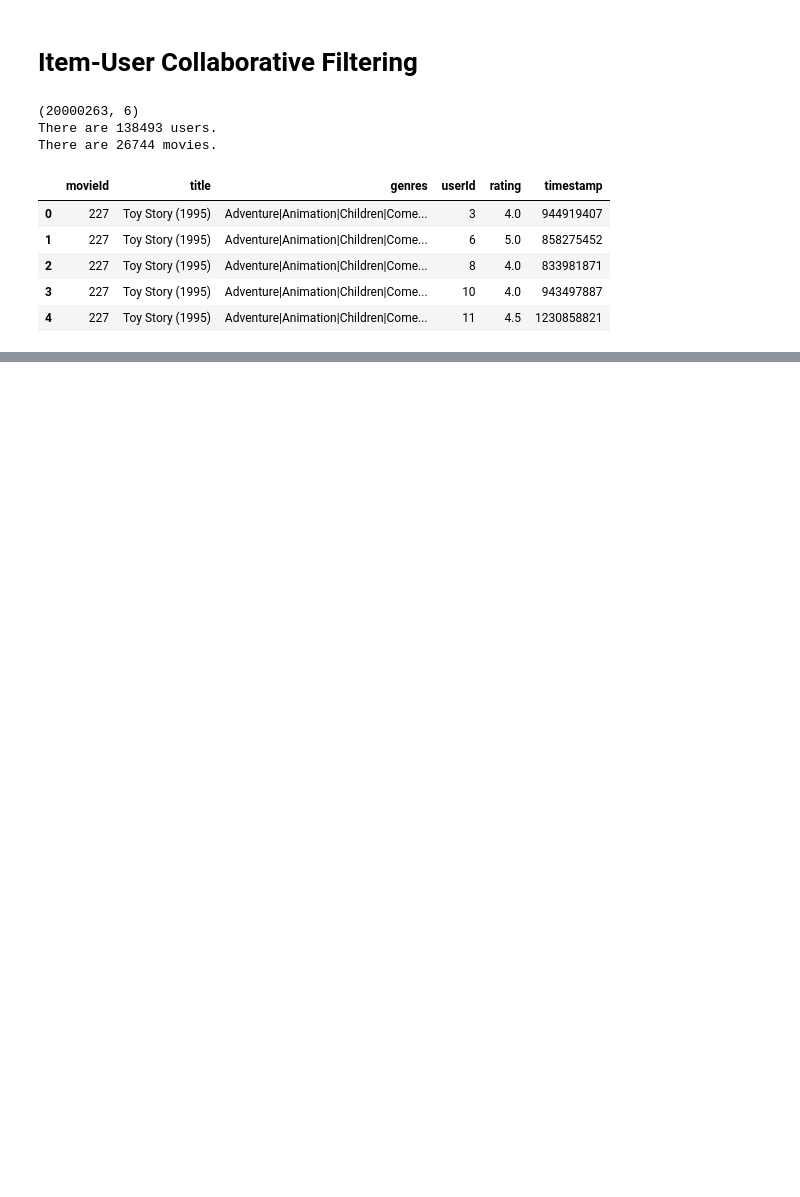
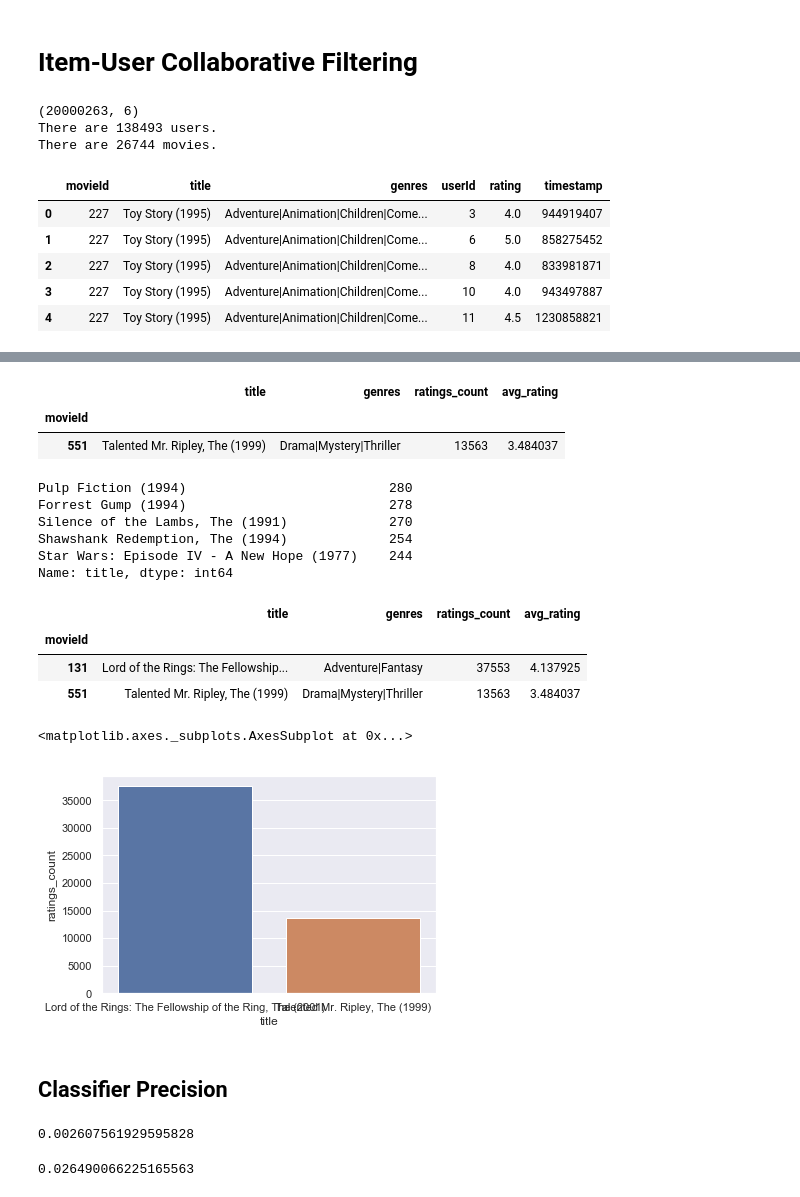
Before and after one commit to alineberry/my-movie-recommender, a Jupyter notebook: notebooks/collaborative-matrix-factorization-approach.ipynb, the cells around one changed output, grey strips where cells are left out. Saved outputs shown, nothing was run; the diff lists cells and outputs as text; code cells hidden in the pictures; blank space fills up the shorter version.

```diff
--- a/notebooks/collaborative-matrix-factorization-approach.ipynb
+++ b/notebooks/collaborative-matrix-factorization-approach.ipynb
@@ -272,0 +549,31 @@ test.userId.tolist()
+# %%
+demographics.query('title == "Talented Mr. Ripley, The (1999)"')
+# %% [output]
+|  | title | genres | ratings_count | avg_rating |
+| movieId |  |  |  |  |
+| 551 | Talented Mr. Ripley, The (1999) | Drama|Mystery|Thriller | 13563 | 3.484037 |
+# %%
+test.title.value_counts().head()
+# %% [output]
+Pulp Fiction (1994)                          280
+Forrest Gump (1994)                          278
+Silence of the Lambs, The (1991)             270
+Shawshank Redemption, The (1994)             254
+Star Wars: Episode IV - A New Hope (1977)    244
+Name: title, dtype: int64
+# %%
+sample_movies = demographics[demographics['title'].isin(["Talented Mr. Ripley, The (1999)", "Lord of the Rings: The Fellowship of the Ring, The (2001)"])]
+sample_movies
+# %% [output]
+|  | title | genres | ratings_count | avg_rating |
+| movieId |  |  |  |  |
+| 131 | Lord of the Rings: The Fellowship... | Adventure|Fantasy | 37553 | 4.137925 |
+| 551 | Talented Mr. Ripley, The (1999) | Drama|Mystery|Thriller | 13563 | 3.484037 |
+# %%
+sns.barplot(x=sample_movies.title,
+            y=sample_movies.ratings_count)
+# %% [output]
+<matplotlib.axes._subplots.AxesSubplot at 0x...>
+[figure, added]
+# %% [markdown]
+## Classifier Precision
@@ -272,0 +604,25 @@ test.userId.tolist()
+# %%
+from sklearn.metrics import precision_score, recall_score
+
+# Precision
+# no. correct positive / no. predicted positive
+#how many times I recommended LOTR correctly, out of all the times I recommended LOTR
+# There is a high number of predicted postives for LOTR, but it is rearely in the true data, so precision is low.
+#A low precision value means for a high volume items means your recs are pop bias.
+
+y_true = actual_movies_lotr
+y_pred = pred_movies_lotr
+precision_score(y_true, y_pred)
+# %% [output]
+0.002607561929595828
+# %%
+# Recall
+# no. correct positive / no. true positive
+#How many times I recommented LOTR, out of all the times LOTR was right.
+# This will be high for pop bias movies.
+
+y_true = actual_movies_lotr
+y_pred = pred_movies_lotr
+recall_score(y_true, y_pred)
+# %% [output]
+0.026490066225165563
```
Also changed, not shown: parts of 65 cells of this notebook.
